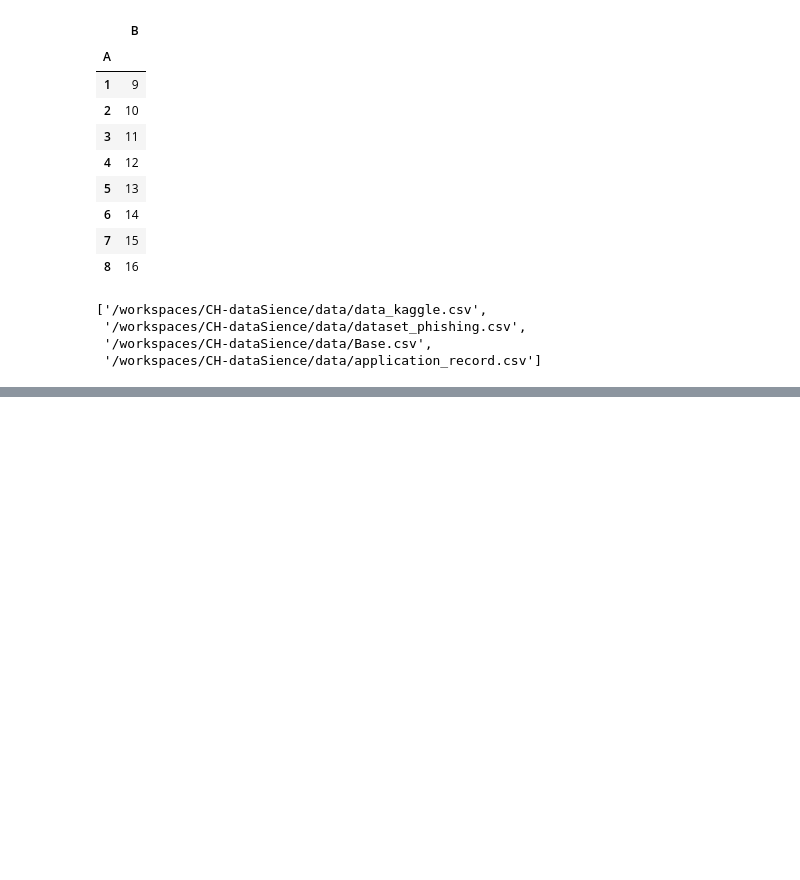
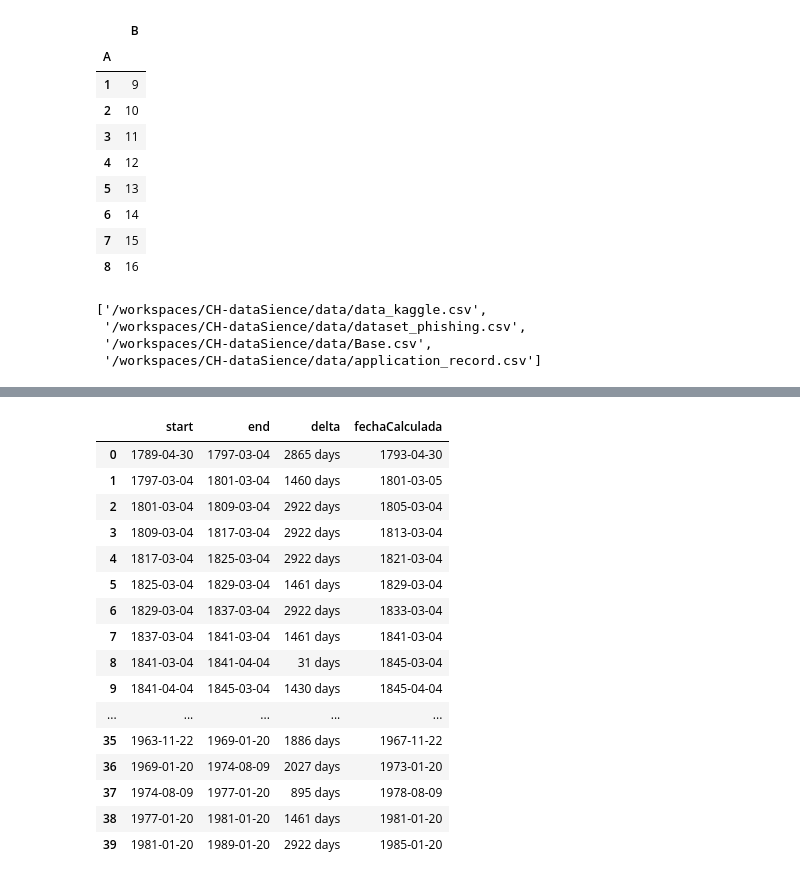
Before and after one commit to AlejandroGiorgio/CH-dataSience, a Jupyter notebook: CH_train.ipynb, the cells around one changed output, grey strips where cells are left out. Drawn from its saved outputs; the diff is of its cells as text; code cells hidden in the pictures; blank space fills up the shorter version.

```diff
--- a/CH_train.ipynb
+++ b/CH_train.ipynb
@@ -164,5 +179,7 @@ Name: president, dtype: object
 # %%
-fecha = pd.to_datetime(presidents["start"], dayfirst= True)
-fecha
-presidents["start"] = fecha
-presidents.set_index("start")
+#fecha = pd.to_datetime(presidents["start"], dayfirst= True)
+#fecha2 = pd.to_datetime(presidents["end"], dayfirst = True)
+#fecha
+#presidents["start"] = fecha
+#presidents["end"] = fecha2
+#presidents.set_index("start")
@@ -187,0 +186,26 @@ presidents.set_index("start")
+# %%
+inicioFin = presidents[["start","end"]][0:40].copy()
+inicioFin["start"] =pd.to_datetime(inicioFin["start"], dayfirst= True)
+inicioFin["end"] =pd.to_datetime(inicioFin["end"], dayfirst= True)
+inicioFin["delta"] = inicioFin["end"] - inicioFin["start"]
+modePr = inicioFin["delta"].mode()[0]
+inicioFin["fechaCalculada"] = inicioFin["start"]+modePr
+inicioFin
+# %% [output]
+|  | start | end | delta | fechaCalculada |
+| 0 | 1789-04-30 | 1797-03-04 | 2865 days | 1793-04-30 |
+| 1 | 1797-03-04 | 1801-03-04 | 1460 days | 1801-03-05 |
+| 2 | 1801-03-04 | 1809-03-04 | 2922 days | 1805-03-04 |
+| 3 | 1809-03-04 | 1817-03-04 | 2922 days | 1813-03-04 |
+| 4 | 1817-03-04 | 1825-03-04 | 2922 days | 1821-03-04 |
+| 5 | 1825-03-04 | 1829-03-04 | 1461 days | 1829-03-04 |
+| 6 | 1829-03-04 | 1837-03-04 | 2922 days | 1833-03-04 |
+| 7 | 1837-03-04 | 1841-03-04 | 1461 days | 1841-03-04 |
+| 8 | 1841-03-04 | 1841-04-04 | 31 days | 1845-03-04 |
+| 9 | 1841-04-04 | 1845-03-04 | 1430 days | 1845-04-04 |
+| ... | ... | ... | ... | ... |
+| 35 | 1963-11-22 | 1969-01-20 | 1886 days | 1967-11-22 |
+| 36 | 1969-01-20 | 1974-08-09 | 2027 days | 1973-01-20 |
+| 37 | 1974-08-09 | 1977-01-20 | 895 days | 1978-08-09 |
+| 38 | 1977-01-20 | 1981-01-20 | 1461 days | 1981-01-20 |
+| 39 | 1981-01-20 | 1989-01-20 | 2922 days | 1985-01-20 |
```
Also changed, not shown: parts of 4 cells of this notebook, 1 other file.
